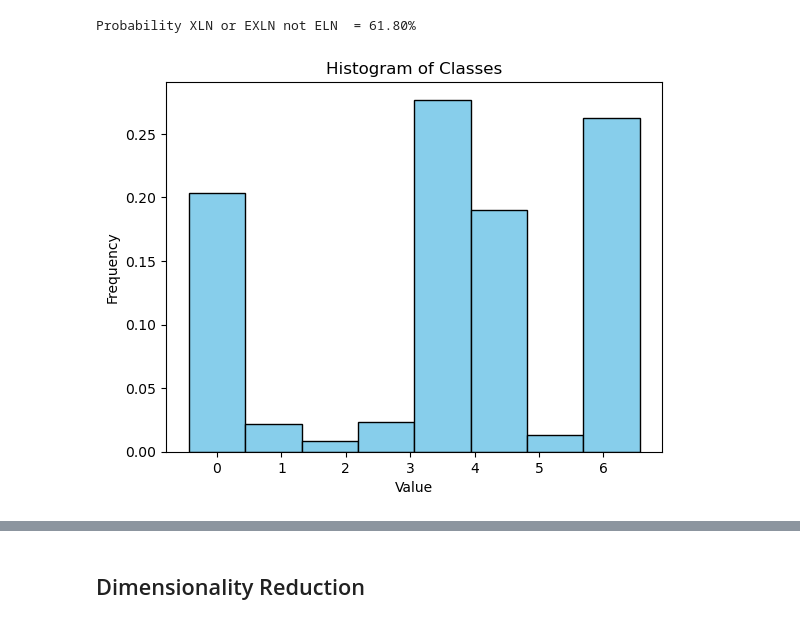
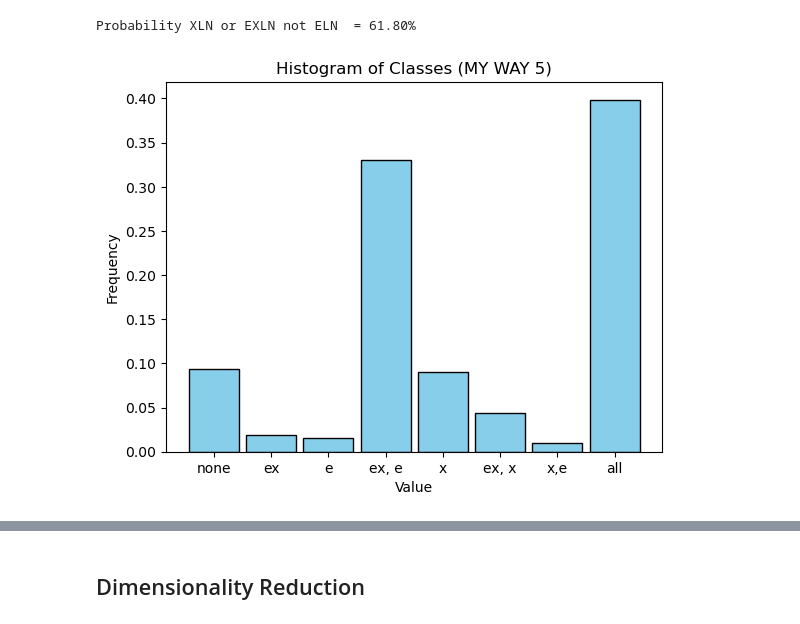
Before and after one commit to Srishti-Goel/Neutrino-Flavour-Oscillations-in-Supernovae, a Jupyter notebook: code/fastModes_all_crossings.ipynb, the cells around one changed output, grey strips where cells are left out. Cells and saved outputs as stored; diff of their text form; code cells hidden in the pictures.

```diff
--- a/code/fastModes_all_crossings.ipynb
+++ b/code/fastModes_all_crossings.ipynb
@@ -493,17 +554,20 @@ print(f"Probability XLN or EXLN not ELN  = {((n_xeln_or_xln_not_eln / n_not_eln)
 Probability XLN or EXLN not ELN  = 61.80%
 # %%
 # Compute the histogram
-hist, bins = np.histogram(y, bins=8)
+hist, bins = np.histogram(y, bins=len(target_names))
 
 # Plot the histogram using bar plot
-plt.bar(bins[:-1], hist/np.sum(hist), width=np.diff(bins), color='skyblue', edgecolor='black')
+plt.bar(range(len(target_names)), hist/np.sum(hist), width=np.diff(bins), color='skyblue', edgecolor='black')
+
+bar_names = ["none", "ex", "e", "ex, e", "x", "ex, x", "x,e", "all"]
 
 # Add labels and title
 plt.xlabel('Value')
+plt.xticks(range(len(bar_names)), bar_names)
 plt.ylabel('Frequency')
-plt.title('Histogram of Classes')
+plt.title('Histogram of Classes (MY WAY 5)')
 
 # Display the histogram
 plt.show()
 # %% [output]
-[figure, old version]
+[figure, new version]
```
Also changed, not shown: parts of 34 cells of this notebook, 10 other files.
